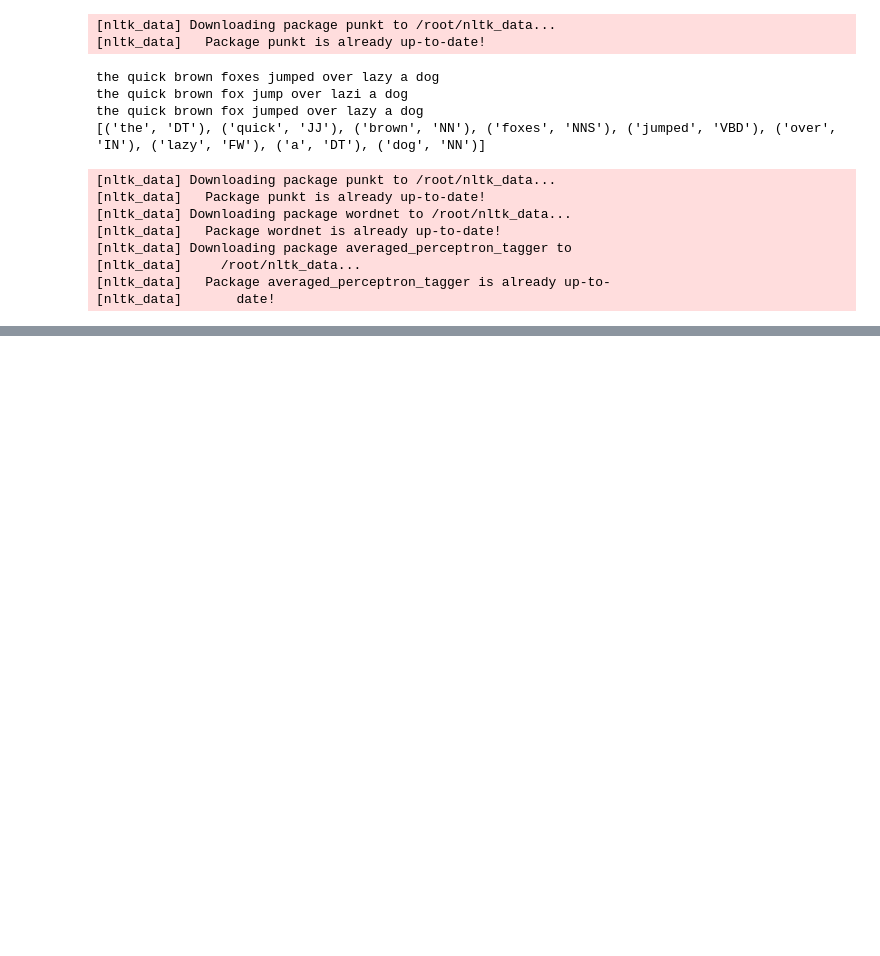
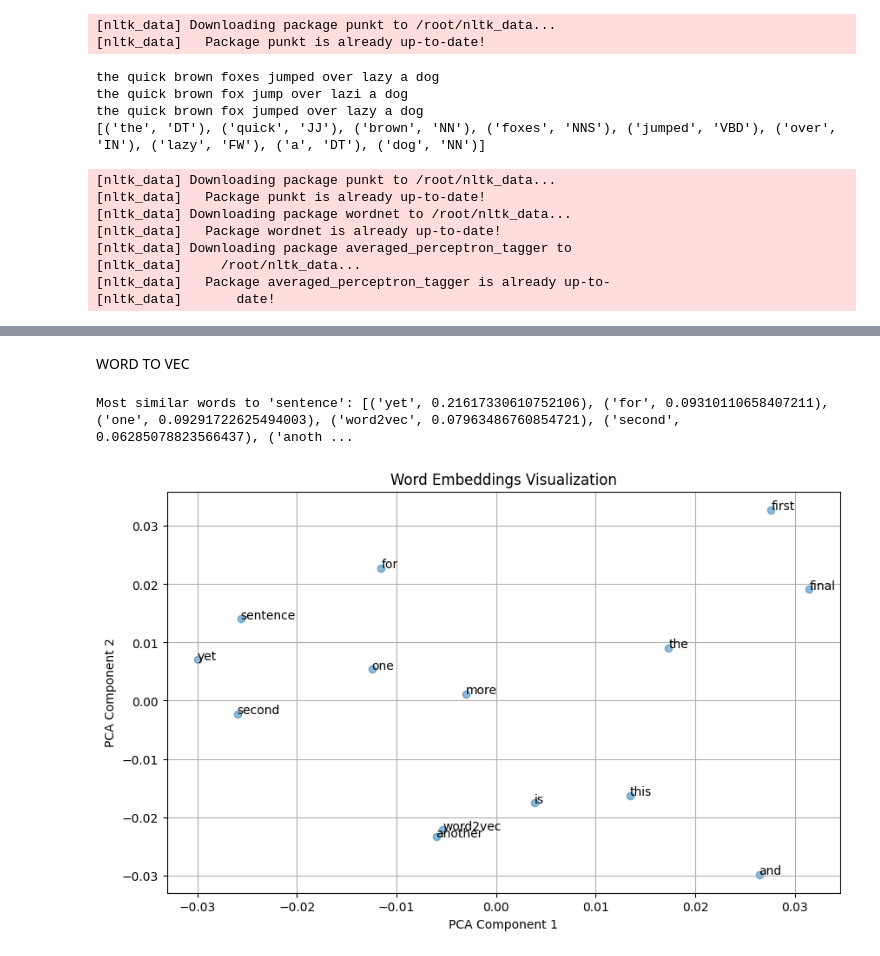
Before and after one commit to LAVANYAVARANASI-123/Google-Cloud-Jam-Module-7, a Jupyter notebook: till6a+rev.ipynb, the cells around one changed output, grey strips where cells are left out. Drawn from its saved outputs; the diff is of its cells as text; code cells hidden in the pictures; blank space fills up the shorter version.

```diff
--- a/till6a+rev.ipynb
+++ b/till6a+rev.ipynb
@@ -424,0 +474,54 @@ the quick brown fox jumped over lazy a dog
+# %% [markdown]
+WORD TO VEC
+# %%
+import gensim
+from gensim.models import Word2Vec
+from sklearn.decomposition import PCA
+import matplotlib.pyplot as plt
+
+# Sample sentences
+sentences = [
+    ['this', 'is', 'the', 'first', 'sentence', 'for', 'word2vec'],
+    ['this', 'is', 'the', 'second', 'sentence'],
+    ['yet', 'another', 'sentence'],
+    ['one', 'more', 'sentence'],
+    ['and', 'the', 'final', 'sentence']
+]
+
+# Train the Word2Vec model
+model = Word2Vec(sentences, vector_size=100, window=5, min_count=1, workers=4)
+
+# Retrieve word vectors
+word_vectors = model.wv
+
+# Test the word vectors
+similar_words = word_vectors.most_similar('sentence')
+print("Most similar words to 'sentence':", similar_words)
+
+# Visualize word embeddings using PCA
+def plot_embeddings(words, vectors):
+    # Fit PCA model on word vectors
+    pca = PCA(n_components=2)
+    result = pca.fit_transform(vectors)
+
+    # Plot the result
+    plt.figure(figsize=(10, 6))
+    plt.scatter(result[:, 0], result[:, 1], alpha=0.5)
+    for i, word in enumerate(words):
+        plt.annotate(word, xy=(result[i, 0], result[i, 1]))
+    plt.title('Word Embeddings Visualization')
+    plt.xlabel('PCA Component 1')
+    plt.ylabel('PCA Component 2')
+    plt.grid(True)
+    plt.show()
+
+# Get all words in the list
+all_words = sum(sentences, [])
+unique_words = list(set(all_words))
+
+# Visualize embeddings for all words
+word_vectors_to_visualize = [word_vectors[word] for word in unique_words]
+plot_embeddings(unique_words, word_vectors_to_visualize)
+# %% [output]
+Most similar words to 'sentence': [('yet', 0.21617330610752106), ('for', 0.09310110658407211), ('one', 0.09291722625494003), ('word2vec', 0.07963486760854721), ('second', 0.06285078823566437), ('anoth ...
+[figure, added]
```
Also changed, not shown: parts of 1 cell of this notebook.
